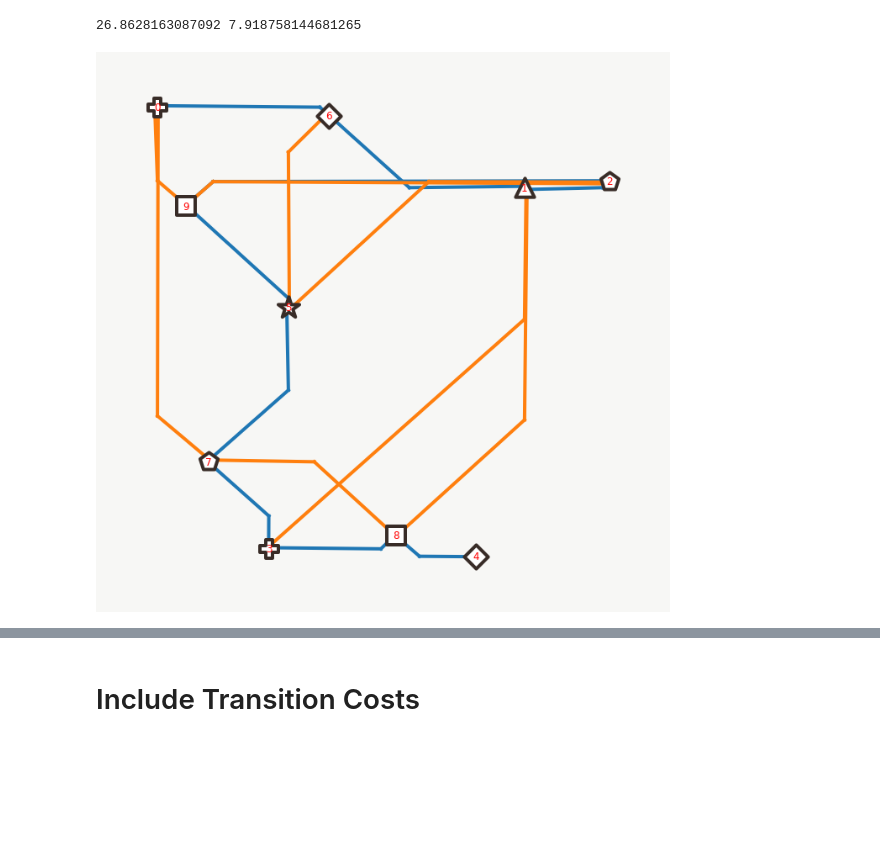
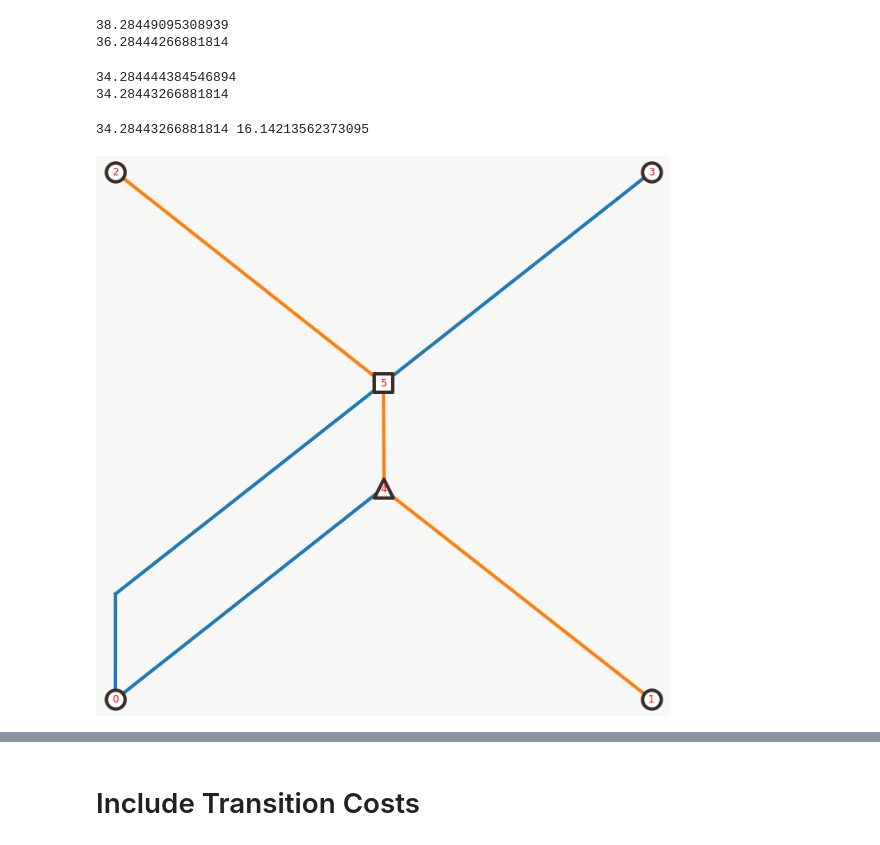
Before and after one commit to CameronChandler/optimisation-group-project, a Jupyter notebook: Simulated Annealing.ipynb, the cells around one changed output, grey strips where cells are left out. Drawn from its saved outputs; the diff is of its cells as text; code cells hidden in the pictures; blank space fills up the shorter version.

```diff
--- a/Simulated Annealing.ipynb
+++ b/Simulated Annealing.ipynb
@@ -1,5 +1,6 @@
 # %%
-from metro_utils import graph, extract_stations, pairs2rails, subsets, total_distance, gen_distance_matrix, graph_x
+from metro_utils import (graph, extract_stations, pairs2rails, simulated_annealing,
+                         subsets, total_distance, gen_distance_matrix, graph_x, initialise)
 from station import Station
 from city import City
 from collections import defaultdict as dd
@@ -9,6 +10,8 @@ import numpy as np
 import gurobipy as gp
 from gurobipy import GRB
 from tqdm import tqdm
+import networkx as nx
+from networkx import from_numpy_matrix
 
 if 1:
     # Load test cases
@@ -24,7 +27,7 @@ if 1:
         tests = load(f, object_hook=filter_ignore)
 
     # Choose problem to use in code below
-    test_choice = "hexagon"
+    test_choice = "force_rail_overlap"
     locations = tests[test_choice]["locations"]
     N_STATIONS = len(locations)
     kinds = tests[test_choice]["kinds"]
@@ -221,10 +154,3 @@ def simulated_annealing(stations, K, max_iter=100, cutoff_val=0.001):
 
 # 1 instance of unusual kinds
 # Probability of kinds
-# %%
-best_x, best_cost = None, M
-for restart in tqdm(range(10)):
-    res_x, res_cost = simulated_annealing(city.stations, K=2)
-    if res_cost < best_cost:
-        best_x, best_cost = res_x, res_cost
-        print(best_cost)
@@ -249,10 +157,22 @@ graph_x(city.stations, best_x)
-# %%
-print(cost(city.stations, best_x), edge_sum(city.stations, best_x))
-
-graph_x(city.stations, best_x)
-# %% [output]
-26.8628163087092 7.918758144681265
-[figure, removed]
+# %%
+best_x, best_cost = None, M
+for restart in tqdm(range(10)):
+    res_x, res_cost = simulated_annealing(city, K=2, cost_fn=cost)
+    if res_cost < best_cost:
+        best_x, best_cost = res_x, res_cost
+        print(best_cost)
+# %% [output]
+38.28449095308939
+36.28444266881814
+34.284444384546894
+34.28443266881814
+# %%
+print(cost(city, best_x), edge_sum(city.stations, best_x))
+
+graph_x(city.stations, best_x, jitter=1)
+# %% [output]
+34.28443266881814 16.14213562373095
+[figure, added]
 # %%
 x1 = np.array([
 [[0, 0, 0, 0, 1, 0],
```
Also changed, not shown: parts of 40 cells of this notebook, 3 other files.
